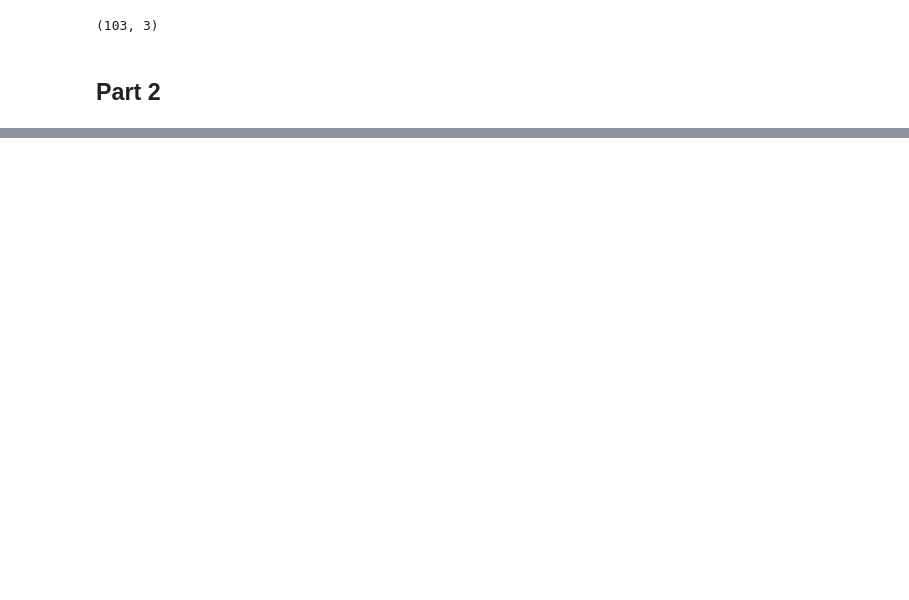
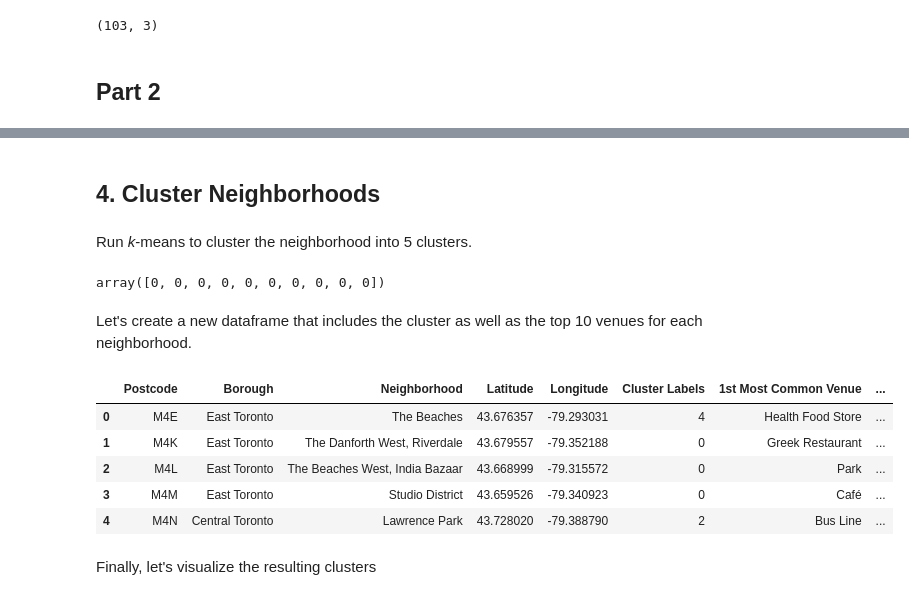
Before and after one commit to chaihoonlim/IBM_Applied_DS_Capstone, a Jupyter notebook: Neighbourhoods_Toronto.ipynb, the cells around one changed output, grey strips where cells are left out. Cells and saved outputs as stored; diff of their text form; code cells hidden in the pictures; blank space fills up the shorter version.

```diff
--- a/Neighbourhoods_Toronto.ipynb
+++ b/Neighbourhoods_Toronto.ipynb
@@ -113,0 +160,2 @@ Toronto_grouped_lat_lon.head()
+# %%
+neighborhoods.where(neighborhoods["Borough"].str.contains("Toronto"),inplace=True)
@@ -113,0 +507,13 @@ Toronto_grouped_lat_lon.head()
+# %%
+num_top_venues = 5
+
+for hood in toronto_grouped['Neighborhood']:
+    print("----"+hood+"----")
+    #To get list of venue and freq
+    temp = toronto_grouped[toronto_grouped['Neighborhood'] == hood].T.reset_index()
+    temp.columns = ['venue','freq']
+    temp = temp.iloc[1:]
+    temp['freq'] = temp['freq'].astype(float)
+    temp = temp.round({'freq': 2})
+    print(temp.sort_values('freq', ascending=False).reset_index(drop=True).head(num_top_venues))
+    print('\n')
@@ -113,0 +542,6 @@ Toronto_grouped_lat_lon.head()
+# %%
+def return_most_common_venues(row, num_top_venues):
+    row_categories = row.iloc[1:]
+    row_categories_sorted = row_categories.sort_values(ascending=False)
+
+    return row_categories_sorted.index.values[0:num_top_venues]
@@ -113,0 +580,41 @@ Toronto_grouped_lat_lon.head()
+# %% [markdown]
+## 4. Cluster Neighborhoods
+# %% [markdown]
+Run *k*-means to cluster the neighborhood into 5 clusters.
+# %%
+# import k-means from clustering stage
+from sklearn.cluster import KMeans
+
+# set number of clusters
+kclusters = 5
+
+toronto_grouped_clustering = toronto_grouped.drop('Neighborhood', 1)
+
+# run k-means clustering
+kmeans = KMeans(n_clusters=kclusters, random_state=0).fit(toronto_grouped_clustering)
+
+# check cluster labels generated for each row in the dataframe
+kmeans.labels_[0:10]
+# %% [output]
+array([0, 0, 0, 0, 0, 0, 0, 0, 0, 0])
+# %% [markdown]
+Let's create a new dataframe that includes the cluster as well as the top 10 venues for each neighborhood.
+# %%
+# add clustering labels
+neighborhoods_venues_sorted.insert(0, 'Cluster Labels', kmeans.labels_)
+
+toronto_merged = toronto_data
+
+# merge toronto_grouped with toronto_data to add latitude/longitude for each neighborhood
+toronto_merged = toronto_merged.join(neighborhoods_venues_sorted.set_index('Neighborhood'), on='Neighborhood')
+
+toronto_merged.head() # check the last columns!
+# %% [output]
+|  | Postcode | Borough | Neighborhood | Latitude | Longitude | Cluster Labels | 1st Most Common Venue | ... |
+| 0 | M4E | East Toronto | The Beaches | 43.676357 | -79.293031 | 4 | Health Food Store | ... |
+| 1 | M4K | East Toronto | The Danforth West, Riverdale | 43.679557 | -79.352188 | 0 | Greek Restaurant | ... |
+| 2 | M4L | East Toronto | The Beaches West, India Bazaar | 43.668999 | -79.315572 | 0 | Park | ... |
+| 3 | M4M | East Toronto | Studio District | 43.659526 | -79.340923 | 0 | Café | ... |
+| 4 | M4N | Central Toronto | Lawrence Park | 43.728020 | -79.388790 | 2 | Bus Line | ... |
+# %% [markdown]
+Finally, let's visualize the resulting clusters
```
Also changed, not shown: parts of 72 cells of this notebook.
